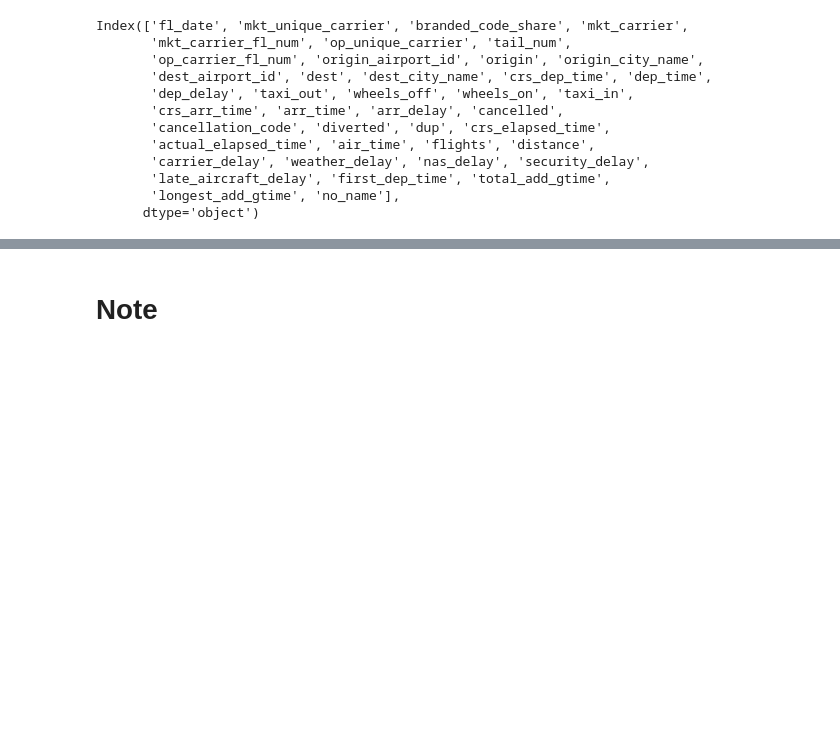
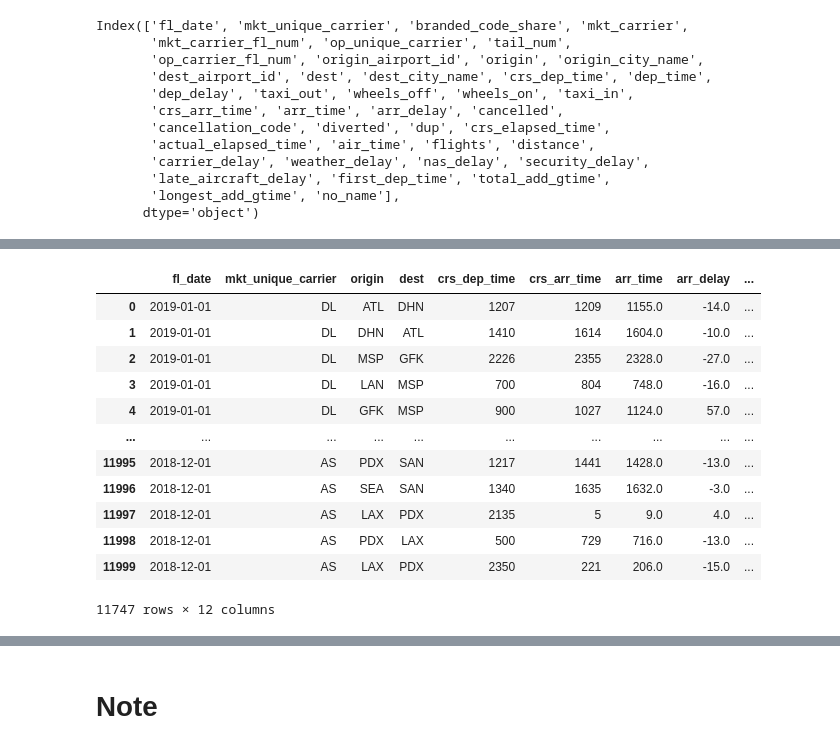
Before and after one commit to irenethebest/Flight_delay_prediction, a Jupyter notebook: W6_midterm_data.ipynb, the cells around one changed output, grey strips where cells are left out. Cells and saved outputs as stored; diff of their text form; code cells hidden in the pictures; blank space fills up the shorter version.

```diff
--- a/W6_midterm_data.ipynb
+++ b/W6_midterm_data.ipynb
@@ -72,7 +52,3 @@ Index(['fl_date', 'mkt_unique_carrier', 'branded_code_share', 'mkt_carrier',
        'late_aircraft_delay', 'first_dep_time', 'total_add_gtime',
        'longest_add_gtime', 'no_name'],
       dtype='object')
-# %%
-flights = flights.drop(['branded_code_share','cancellation_code','diverted','dup','first_dep_time', 'total_add_gtime',
-       'longest_add_gtime', 'no_name'], axis=1)
-flights.info()
@@ -96,0 +55,8 @@ memory usage: 3.1+ MB
+# %%
+flights = flights.drop(['branded_code_share','cancelled','cancellation_code','diverted','dup','first_dep_time', 'total_add_gtime',
+       'longest_add_gtime', 'no_name'], axis=1)
+flights_delay = flights[['carrier_delay', 'weather_delay', 'nas_delay', 'security_delay',
+       'late_aircraft_delay']]
+flights = flights.drop(['carrier_delay', 'weather_delay', 'nas_delay', 'security_delay',
+       'late_aircraft_delay'], axis=1)
+flights.info()
@@ -96,0 +81,3 @@ memory usage: 3.1+ MB
+# %%
+flights = flights.dropna(how='any',axis=0)
+flights.head()
@@ -96,0 +108,23 @@ memory usage: 3.1+ MB
+# %%
+# flights dep_time + taxi_out = wheels_off
+# wheels_on + taxi_in = arr_time
+#
+flights = flights.drop(['mkt_carrier', 'mkt_carrier_fl_num','op_unique_carrier', 'tail_num',
+                        'op_carrier_fl_num','origin_airport_id','origin_city_name',
+                        'dest_airport_id','dest_city_name','dep_time', 'dep_delay',
+       'taxi_out', 'wheels_off', 'wheels_on', 'taxi_in','flights'], axis=1)
+flights
+# %% [output]
+|  | fl_date | mkt_unique_carrier | origin | dest | crs_dep_time | crs_arr_time | arr_time | arr_delay | ... |
+| 0 | 2019-01-01 | DL | ATL | DHN | 1207 | 1209 | 1155.0 | -14.0 | ... |
+| 1 | 2019-01-01 | DL | DHN | ATL | 1410 | 1614 | 1604.0 | -10.0 | ... |
+| 2 | 2019-01-01 | DL | MSP | GFK | 2226 | 2355 | 2328.0 | -27.0 | ... |
+| 3 | 2019-01-01 | DL | LAN | MSP | 700 | 804 | 748.0 | -16.0 | ... |
+| 4 | 2019-01-01 | DL | GFK | MSP | 900 | 1027 | 1124.0 | 57.0 | ... |
+| ... | ... | ... | ... | ... | ... | ... | ... | ... | ... |
+| 11995 | 2018-12-01 | AS | PDX | SAN | 1217 | 1441 | 1428.0 | -13.0 | ... |
+| 11996 | 2018-12-01 | AS | SEA | SAN | 1340 | 1635 | 1632.0 | -3.0 | ... |
+| 11997 | 2018-12-01 | AS | LAX | PDX | 2135 | 5 | 9.0 | 4.0 | ... |
+| 11998 | 2018-12-01 | AS | PDX | LAX | 500 | 729 | 716.0 | -13.0 | ... |
+| 11999 | 2018-12-01 | AS | LAX | PDX | 2350 | 221 | 206.0 | -15.0 | ... |
+11747 rows × 12 columns
```
Also changed, not shown: parts of 13 cells of this notebook, 2 other files.
